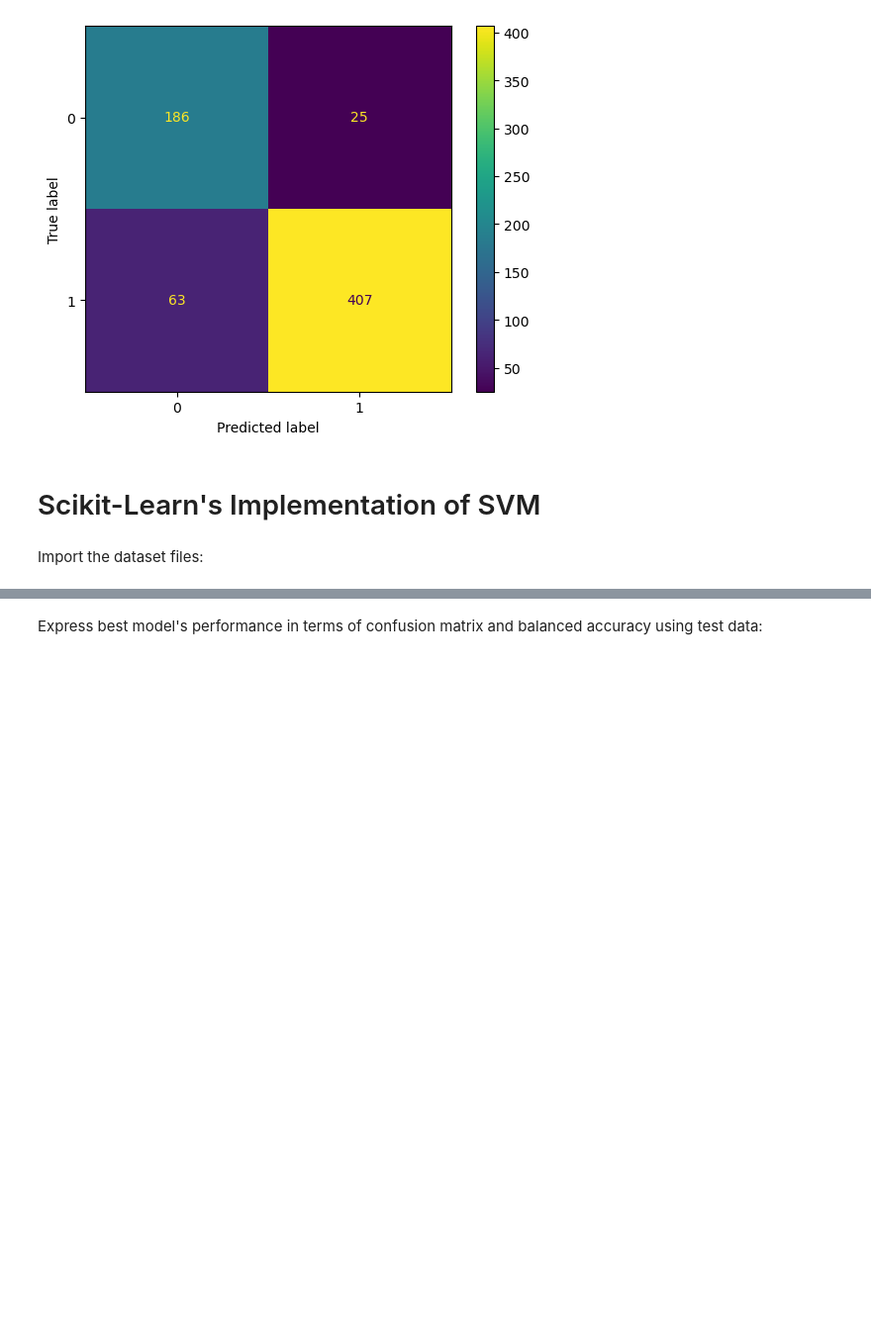
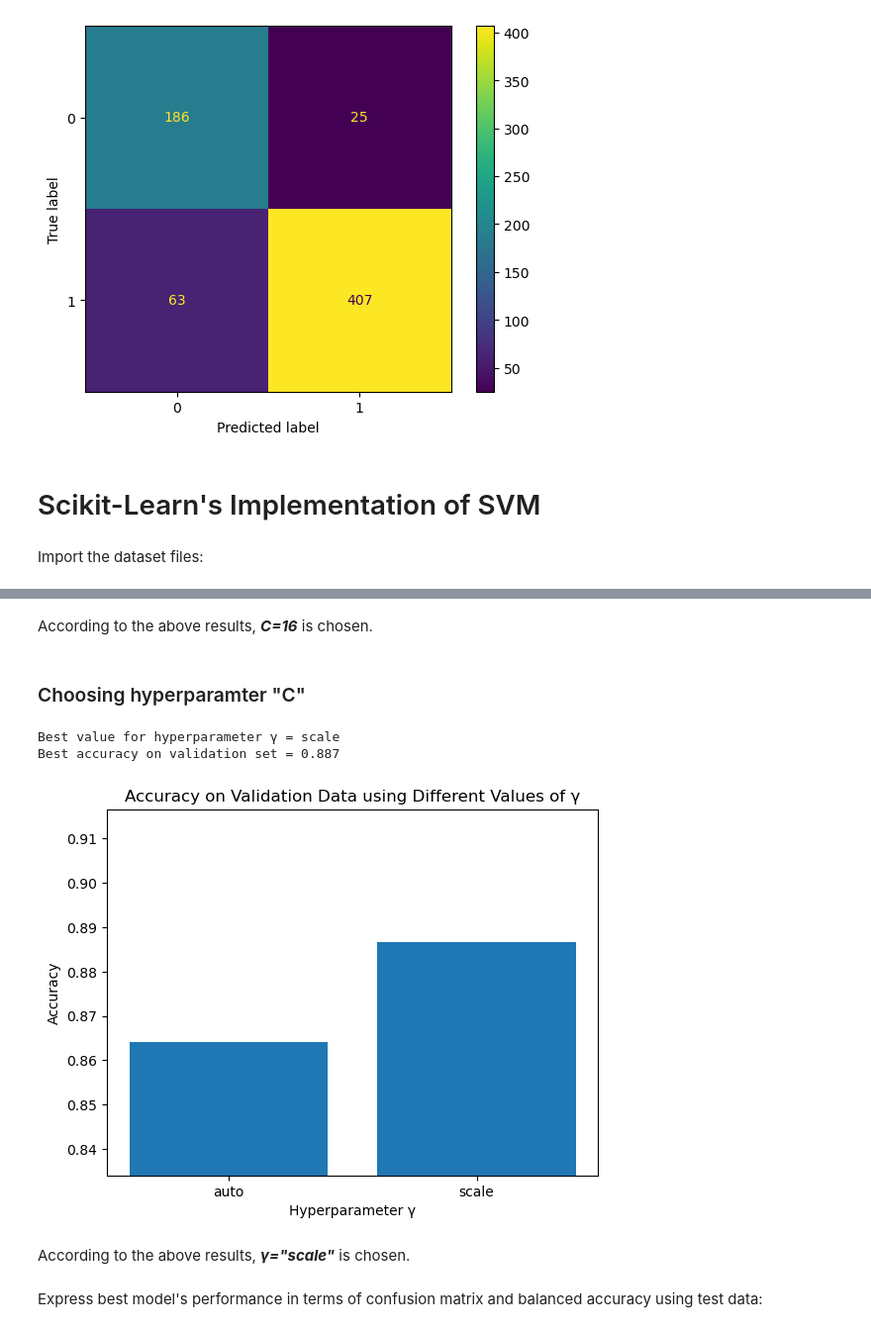
Before and after one commit to alibababeig/soft-svm, a Jupyter notebook: svm.ipynb, the cells around one changed output, grey strips where cells are left out. Shown: that part at 99% size. Saved outputs shown, nothing was run; the diff lists cells and outputs as text; code cells hidden in the pictures; blank space fills up the shorter version.

```diff
--- a/svm.ipynb
+++ b/svm.ipynb
@@ -202,3 +252,30 @@ best_model = model
+# %% [markdown]
+According to the above results, <b><i>C=16</i></b> is chosen.
+# %% [markdown]
+### Choosing hyperparamter "C"
+# %%
+models = {}
+for gamma in ('auto', 'scale'):
+    model = sklearn.svm.SVC(C=16, kernel='rbf', gamma=gamma)
+    model = model.fit(X_train, y_train)
+
+    y_pred = model.predict(X_val)
+    acc = sklearn.metrics.accuracy_score(y_val, y_pred)
+    models[gamma] = (model, acc)
+
+best_gamma, (best_model, best_acc) = max(models.items(), key=lambda v: v[1][1])
+print(f'Best value for hyperparameter γ = {best_gamma}')
+print(f'Best accuracy on validation set = {best_acc:.3f}')
+
+compare_models(models, xlabel='Hyperparameter γ', ylabel='Accuracy',
+               title='Accuracy on Validation Data using Different Values of γ',
+               discrete=True)
+# %% [output]
+Best value for hyperparameter γ = scale
+Best accuracy on validation set = 0.887
+[figure, added]
+# %% [markdown]
+According to the above results, <b><i>γ="scale"</i></b> is chosen.
 # %% [markdown]
 Express best model's performance in terms of confusion matrix and balanced accuracy using test data:
 # %%
```
Also changed, not shown: parts of 10 cells of this notebook.
